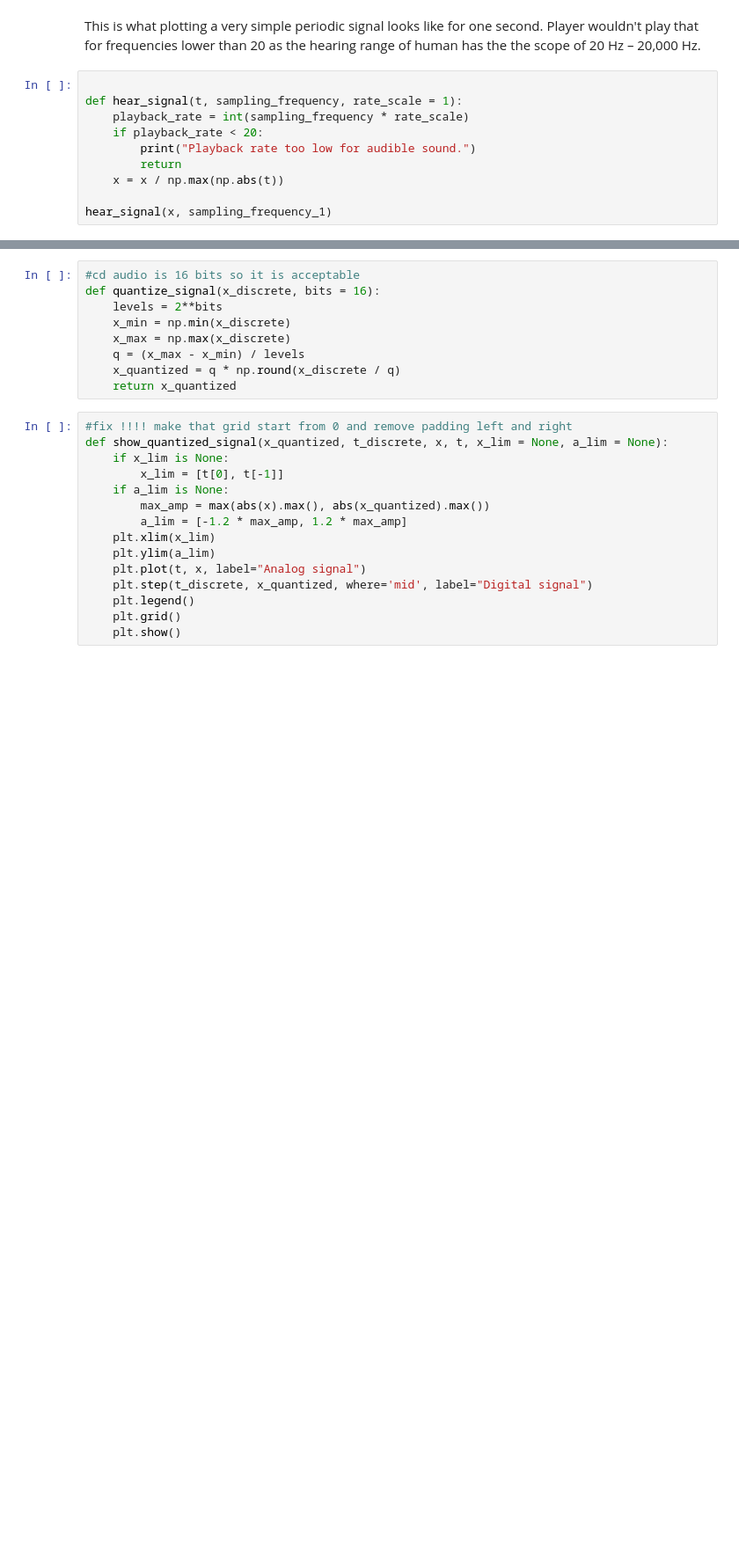
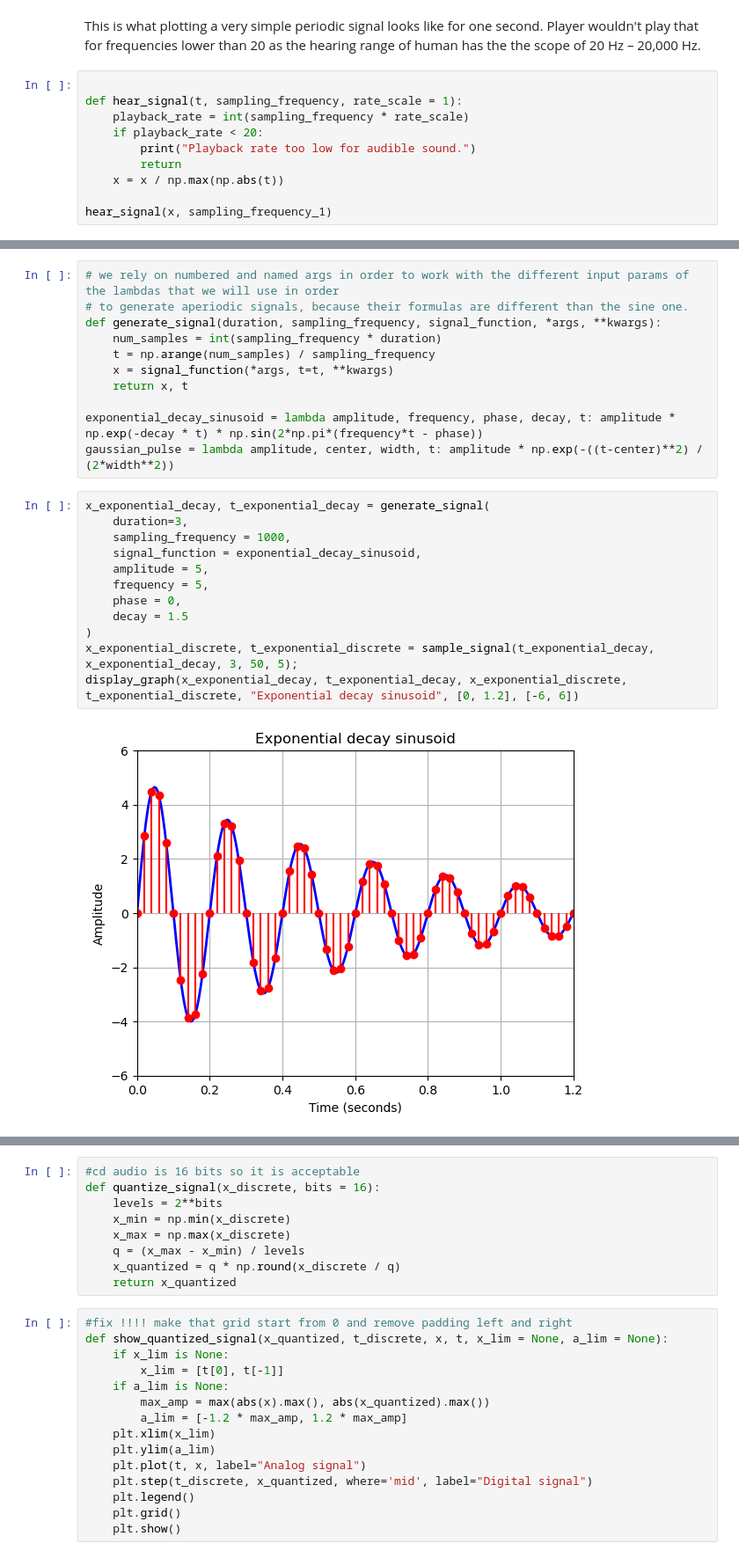
Before and after one commit to MimBikarska88/ADC-FFT, a Jupyter notebook: ADC-FFT-SFFT.ipynb, the cells around one changed output, grey strips where cells are left out. Shown at 88% size. Cells and saved outputs as stored; diff of their text form; blank space fills up the shorter version.

Commit message:
Add function with named args for aperiodic signals

```diff
--- a/ADC-FFT-SFFT.ipynb
+++ b/ADC-FFT-SFFT.ipynb
@@ -158,0 +169,25 @@ hear_signal(x, sampling_frequency_1)
+# %%
+# we rely on numbered and named args in order to work with the different input params of the lambdas that we will use in order
+# to generate aperiodic signals, because their formulas are different than the sine one.
+def generate_signal(duration, sampling_frequency, signal_function, *args, **kwargs):
+    num_samples = int(sampling_frequency * duration)
+    t = np.arange(num_samples) / sampling_frequency
+    x = signal_function(*args, t=t, **kwargs)
+    return x, t
+
+exponential_decay_sinusoid = lambda amplitude, frequency, phase, decay, t: amplitude * np.exp(-decay * t) * np.sin(2*np.pi*(frequency*t - phase))
+gaussian_pulse = lambda amplitude, center, width, t: amplitude * np.exp(-((t-center)**2) / (2*width**2))
+# %%
+x_exponential_decay, t_exponential_decay = generate_signal(
+    duration=3,
+    sampling_frequency = 1000,
+    signal_function = exponential_decay_sinusoid,
+    amplitude = 5,
+    frequency = 5,
+    phase = 0,
+    decay = 1.5
+)
+x_exponential_discrete, t_exponential_discrete = sample_signal(t_exponential_decay, x_exponential_decay, 3, 50, 5);
+display_graph(x_exponential_decay, t_exponential_decay, x_exponential_discrete, t_exponential_discrete, "Exponential decay sinusoid", [0, 1.2], [-6, 6])
+# %% [output]
+[figure, added]
```
Also changed, not shown: parts of 5 cells of this notebook.
